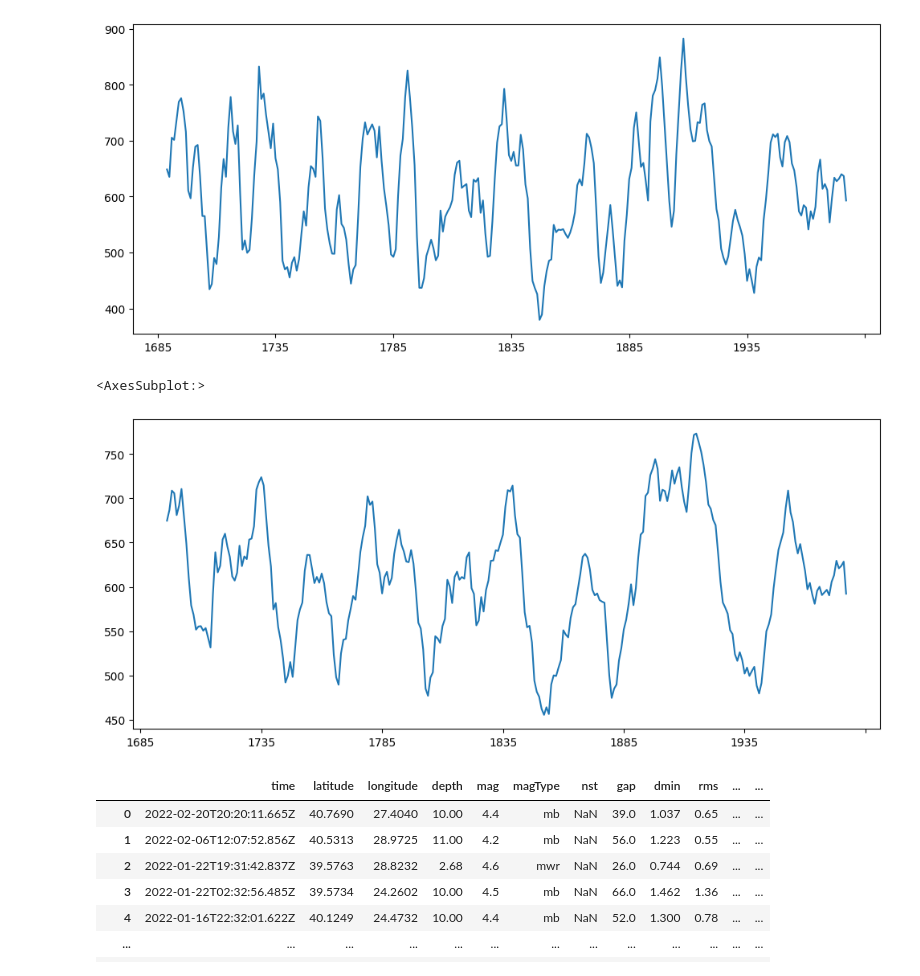
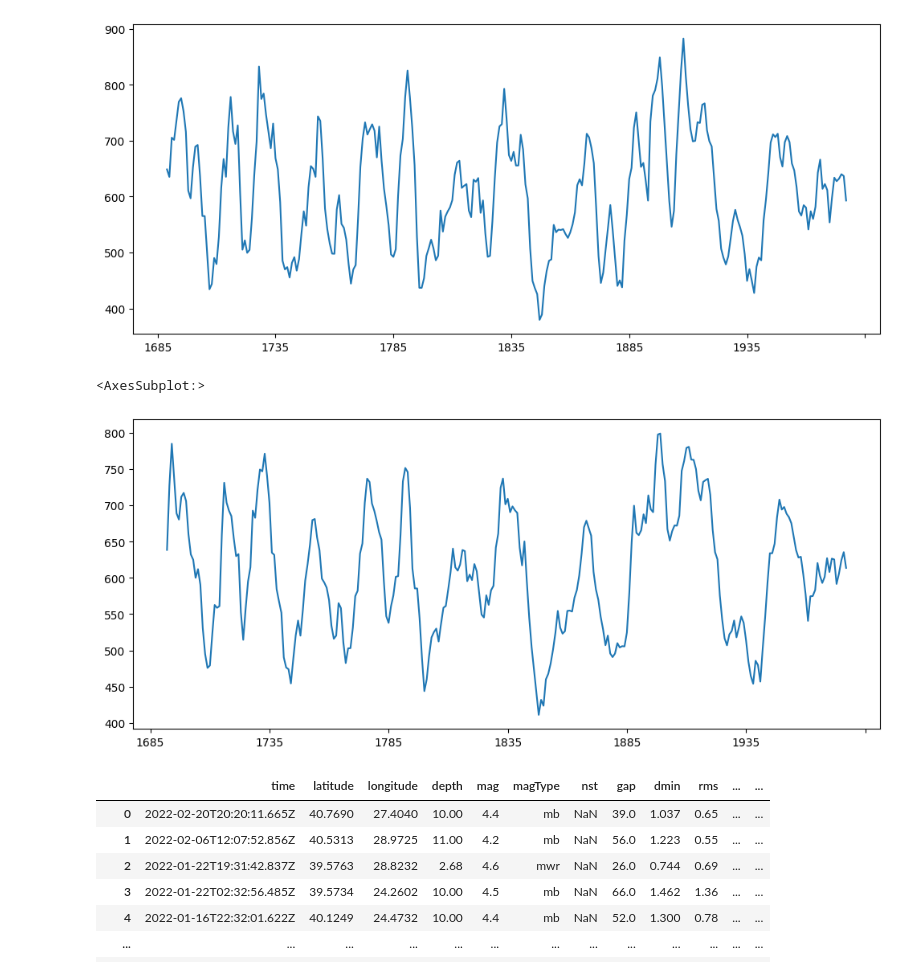
Before and after one commit to kaygun/2022-Fall-381E, a Jupyter notebook: lecture-04.ipynb, the cells around one changed output. Cells and saved outputs as stored; diff of their text form; code cells hidden in the pictures.

```diff
--- a/lecture-04.ipynb
+++ b/lecture-04.ipynb
@@ -703,10 +688,10 @@ paleohydro
 <AxesSubplot:>
 [figure]
 # %%
-(paleohydro.iloc[0,5:]).rolling(window=12).mean().plot(figsize=(12,5))
+(paleohydro.iloc[0,5:]).rolling(window=8).mean().plot(figsize=(12,5))
 # %% [output]
 <AxesSubplot:>
-[figure, old version]
+[figure, new version]
 # %%
 def getEarthQuakeData(minlat,maxlat,minlong,maxlong,mag):
     params = {'starttime': '1995-01-01',
```
Also changed, not shown: parts of 3 cells of this notebook, 2 other files.
